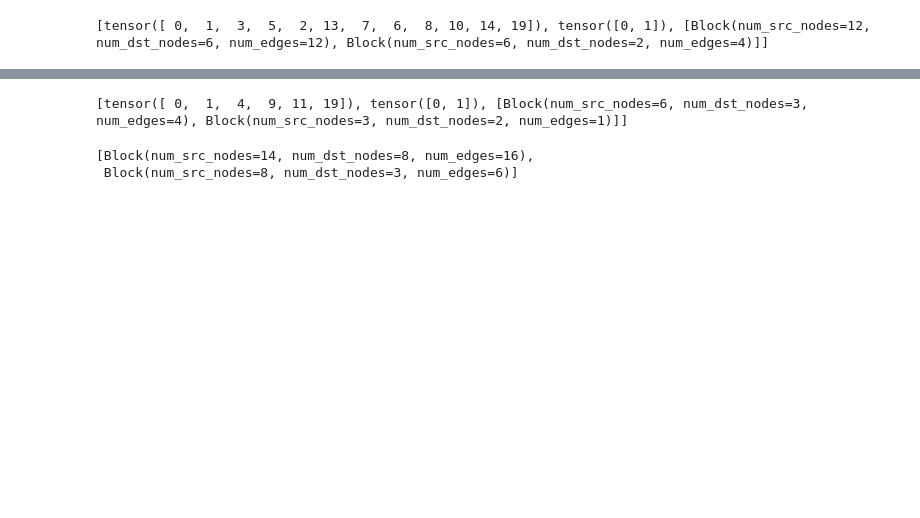
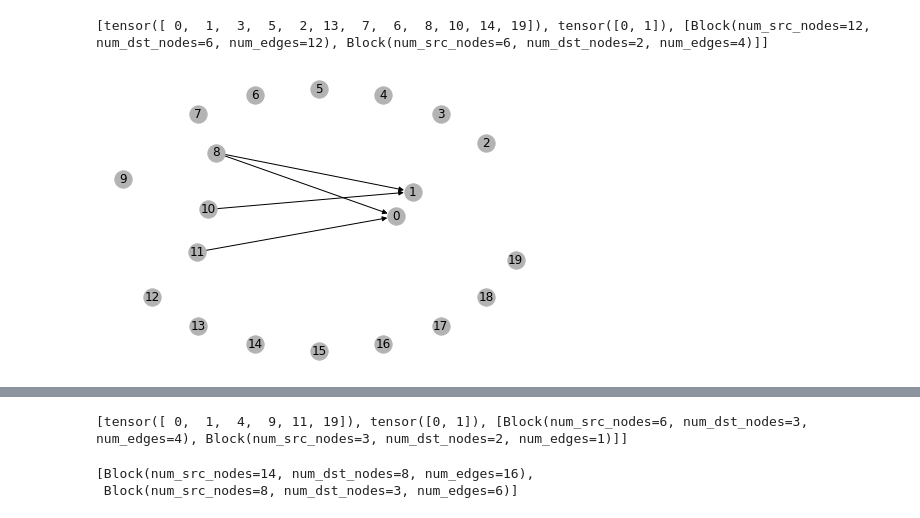
Before and after one commit to langgege-cqu/maxp_dgl, a Jupyter notebook: maxp_model_zlm/try_dgl.ipynb, the cells around one changed output, grey strips where cells are left out. Drawn from its saved outputs; the diff is of its cells as text; code cells hidden in the pictures; blank space fills up the shorter version.

Commit message:
gatv2 and in_out_sampler

```diff
--- a/maxp_model_zlm/try_dgl.ipynb
+++ b/maxp_model_zlm/try_dgl.ipynb
@@ -74,3 +79,6 @@ for  batch in dataloader1:
     break
 # %% [output]
 [tensor([ 0,  1,  3,  5,  2, 13,  7,  6,  8, 10, 14, 19]), tensor([0, 1]), [Block(num_src_nodes=12, num_dst_nodes=6, num_edges=12), Block(num_src_nodes=6, num_dst_nodes=2, num_edges=4)]]
+# %%
+g_1 = dgl.sampling.sample_neighbors(g, [0,1], 2, edge_dir='in')
+g_2 = dgl.sampling.sample_neighbors(g_r, [0,1], 2, edge_dir='in')
@@ -76,0 +92,7 @@ for  batch in dataloader1:
+# %%
+nx_G = g_1.to_networkx()
+# 为了图更加美观，我们使用Kamada-Kawaii layout
+pos = nx.kamada_kawai_layout(nx_G)
+nx.draw(nx_G, pos, with_labels=True, node_color=[[.7, .7, .7]])
+# %% [output]
+[figure, added]
```
Also changed, not shown: parts of 14 cells of this notebook, 23 other files.
